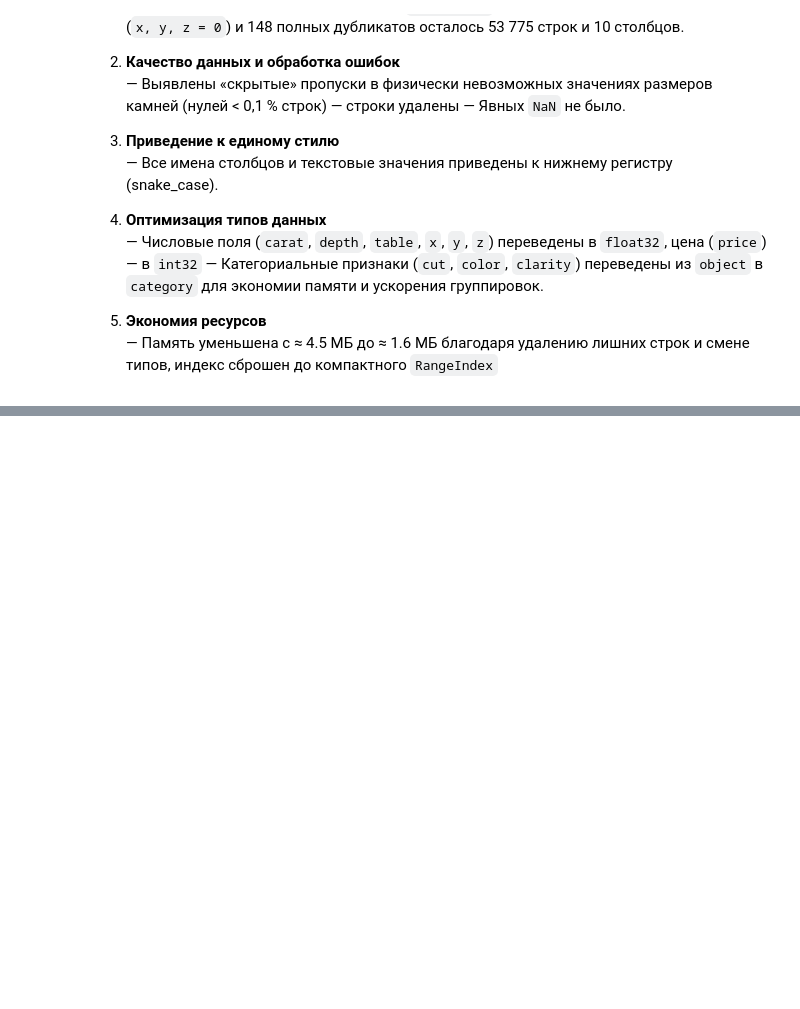
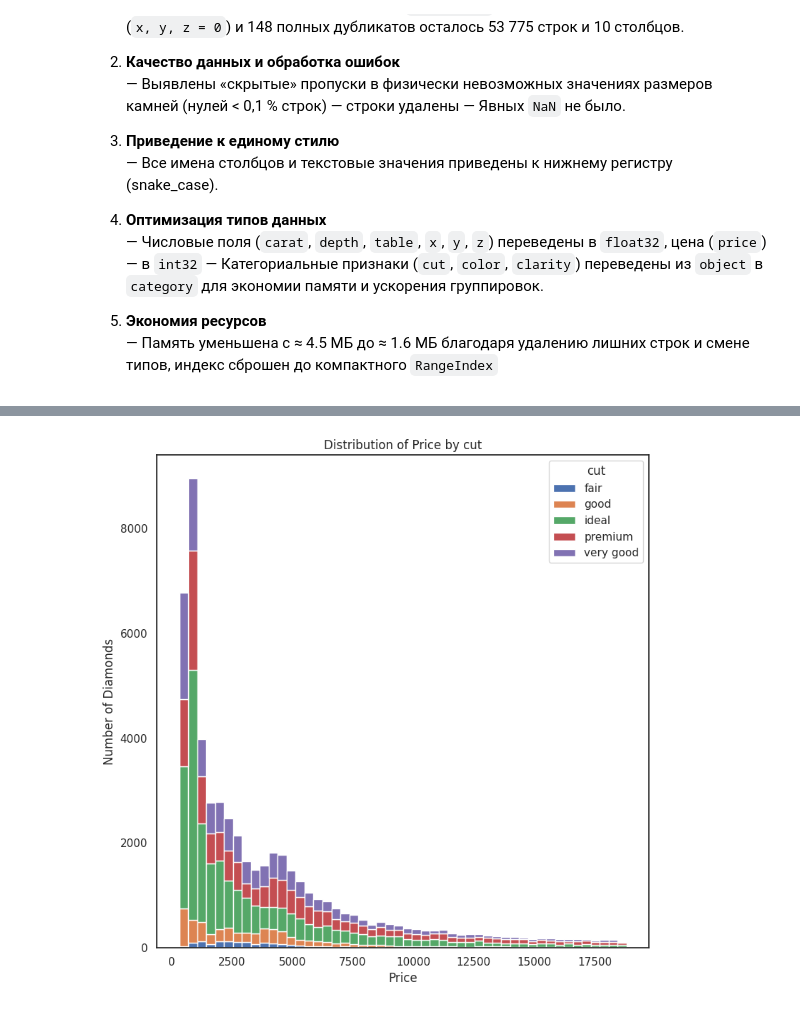
Before and after one commit to Lomikk/diamonds_data_analysis_practice-2025-Yashkov, a Jupyter notebook: diamonds_preprocessing_practice.ipynb, the cells around one changed output, grey strips where cells are left out. Drawn from its saved outputs; the diff is of its cells as text; code cells hidden in the pictures; blank space fills up the shorter version.

```diff
--- a/diamonds_preprocessing_practice.ipynb
+++ b/diamonds_preprocessing_practice.ipynb
@@ -293,0 +848,18 @@ memory usage: 1.6 MB
+# %%
+category = 'cut' # 'cut', 'color' или 'clarity'
+
+df[category] = df[category].astype('category')
+categories = df[category].cat.categories
+
+data = [df.loc[df[category] == cat, 'price'] for cat in categories]
+
+plt.figure(figsize=(8, 8))
+plt.hist(data, bins=50, stacked=True, label=categories)
+plt.xlabel('Price')
+plt.ylabel('Number of Diamonds')
+plt.title(f'Distribution of Price by {category}')
+plt.legend(title=category)
+plt.tight_layout()
+plt.show()
+# %% [output]
+[figure, added]
```
Also changed, not shown: parts of 59 cells of this notebook.
